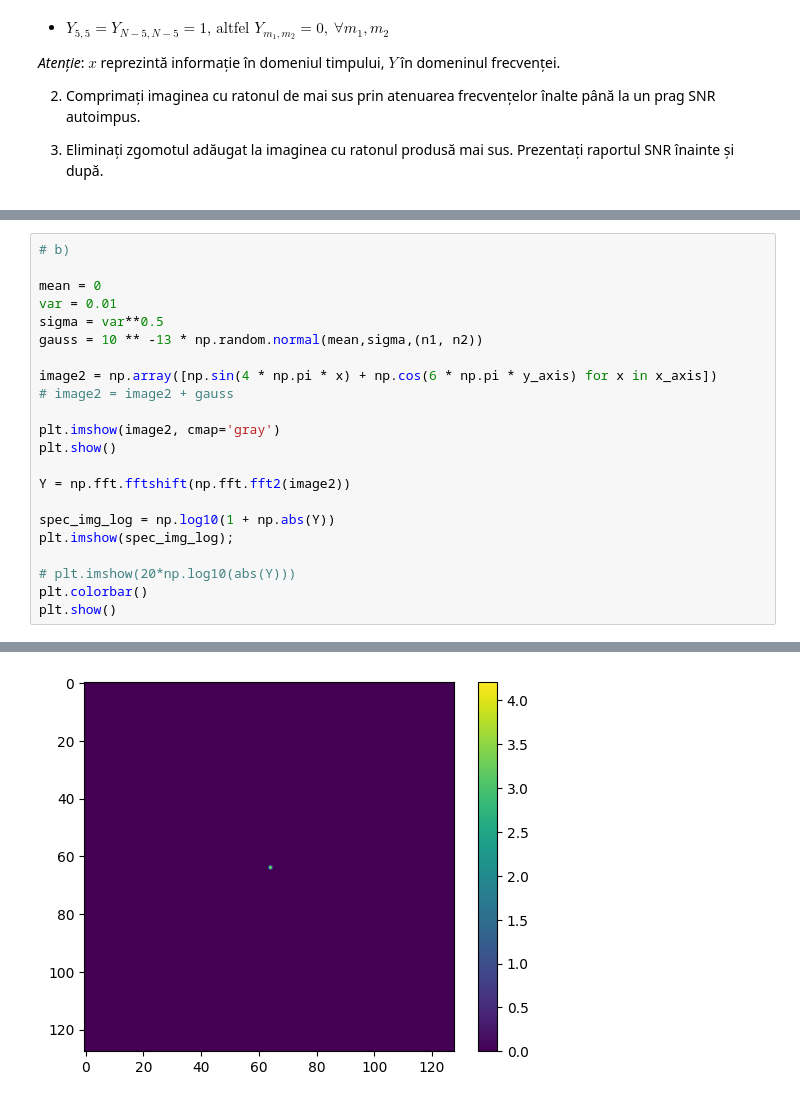
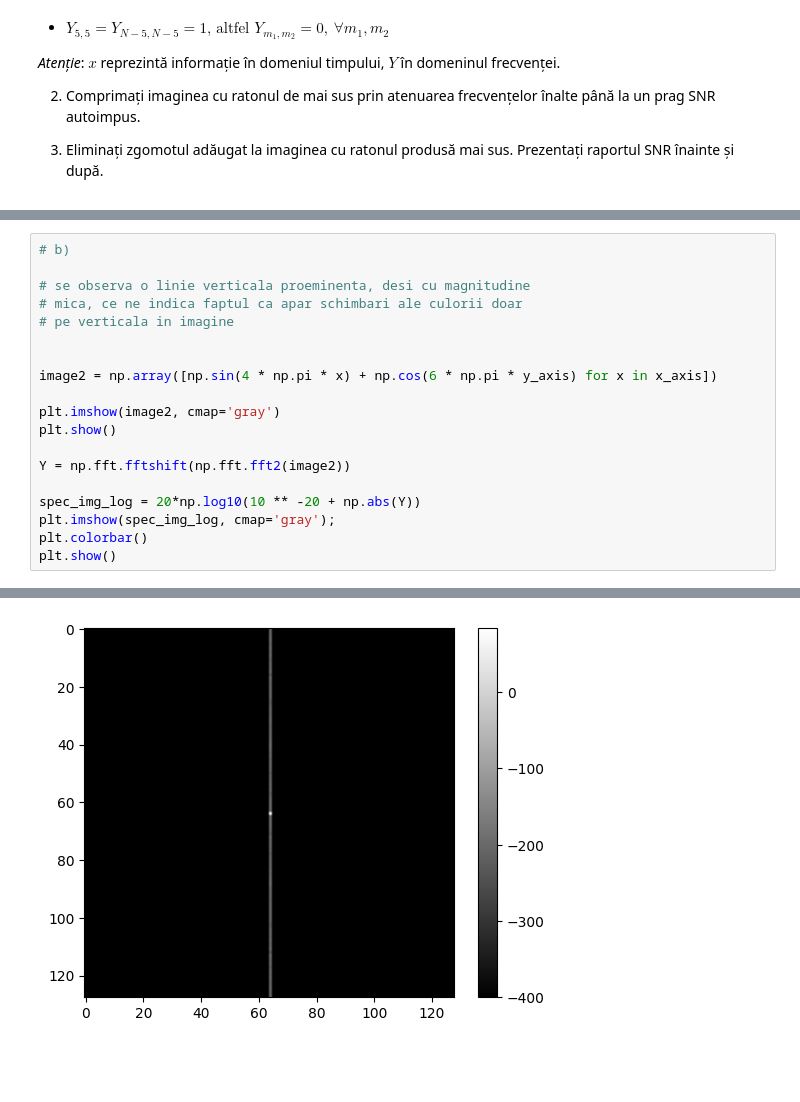
Before and after one commit to lowLevelGod/Procesarea-Semnalelor, a Jupyter notebook: Lab7/Laborator7.ipynb, the cells around one changed output, grey strips where cells are left out. Drawn from its saved outputs; the diff is of its cells as text; blank space fills up the shorter version.

```diff
--- a/Lab7/Laborator7.ipynb
+++ b/Lab7/Laborator7.ipynb
@@ -141,25 +146,22 @@ plt.show()
 # %%
 # b)
 
-mean = 0
-var = 0.01
-sigma = var**0.5
-gauss = 10 ** -13 * np.random.normal(mean,sigma,(n1, n2))
+# se observa o linie verticala proeminenta, desi cu magnitudine
+# mica, ce ne indica faptul ca apar schimbari ale culorii doar
+# pe verticala in imagine
+
 
 image2 = np.array([np.sin(4 * np.pi * x) + np.cos(6 * np.pi * y_axis) for x in x_axis])
-# image2 = image2 + gauss
 
 plt.imshow(image2, cmap='gray')
 plt.show()
 
 Y = np.fft.fftshift(np.fft.fft2(image2))
 
-spec_img_log = np.log10(1 + np.abs(Y))
-plt.imshow(spec_img_log);
-
-# plt.imshow(20*np.log10(abs(Y)))
+spec_img_log = 20*np.log10(10 ** -20 + np.abs(Y))
+plt.imshow(spec_img_log, cmap='gray');
 plt.colorbar()
 plt.show()
 # %% [output]
 [figure]
-[figure, old version]
+[figure, new version]
```
Also changed, not shown: parts of 7 cells of this notebook.
